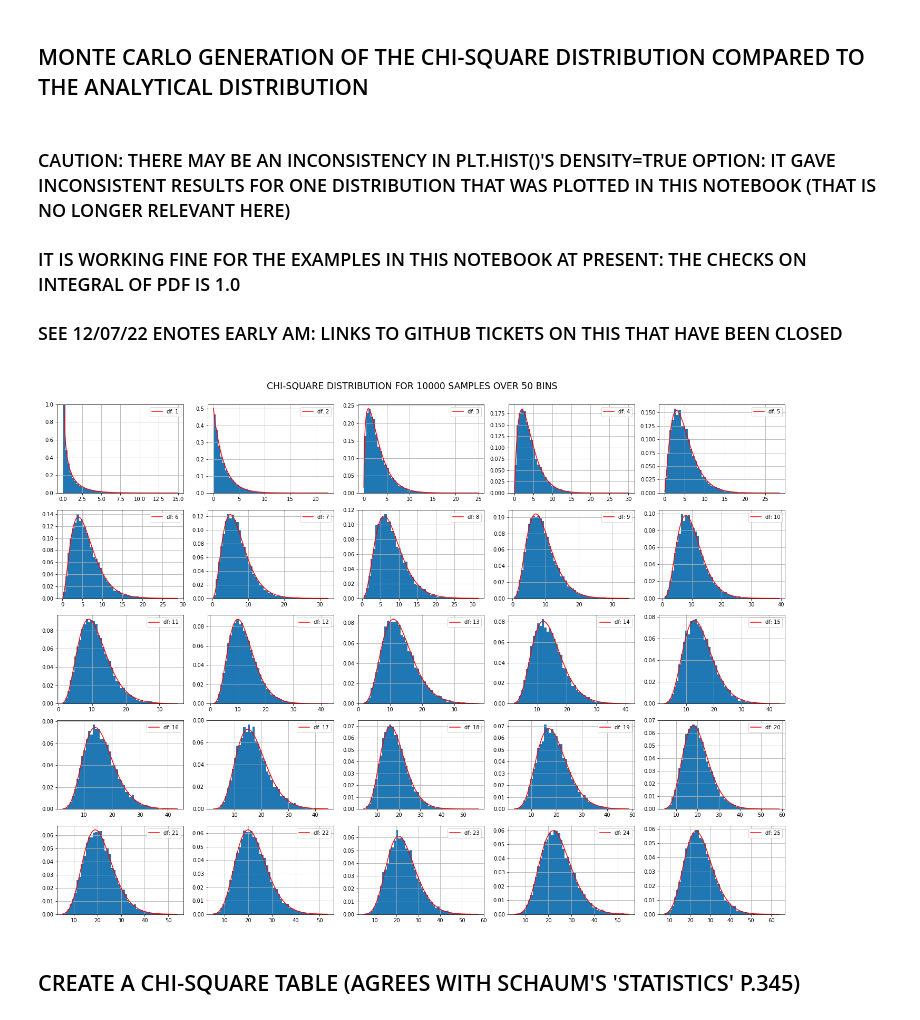
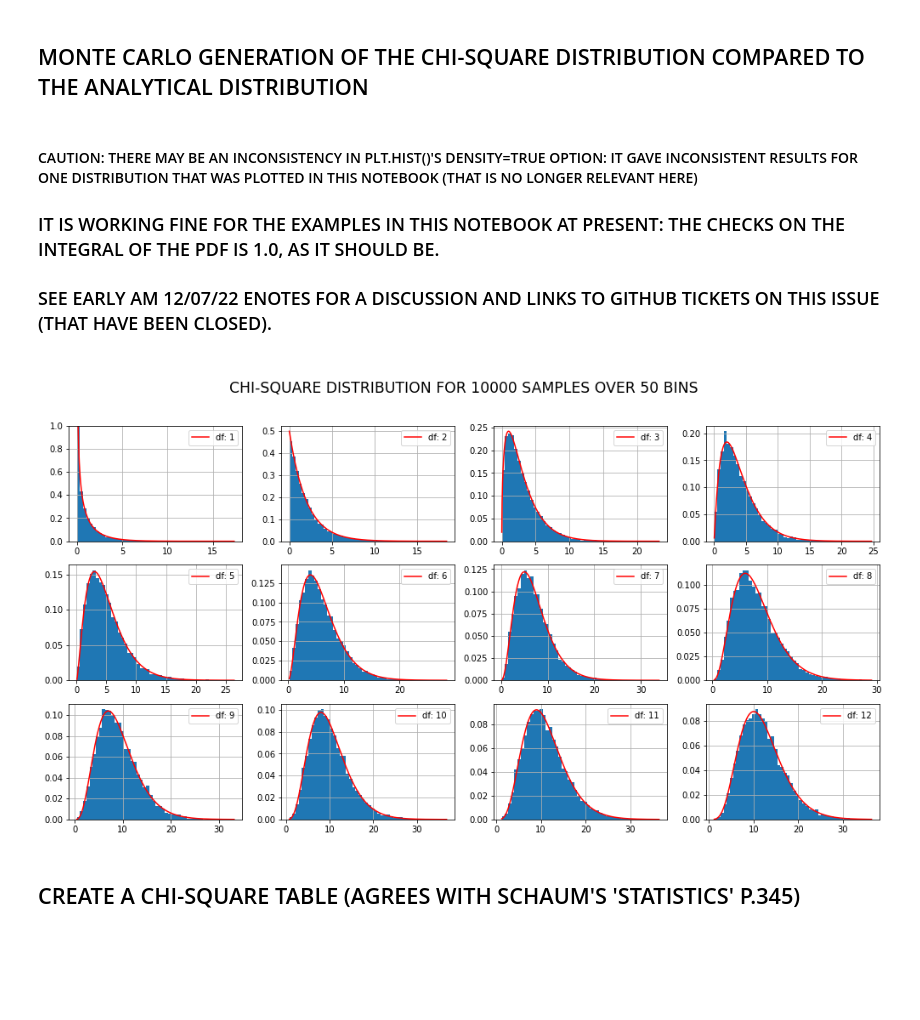
Before and after one commit to wesmith/Bioinformatics-with-Python-Cookbook-third-edition, a Jupyter notebook: WS_notebooks/chi_square.ipynb, the cells around one changed output. Saved outputs shown, nothing was run; the diff lists cells and outputs as text; code cells hidden in the pictures; blank space fills up the shorter version.

```diff
--- a/WS_notebooks/chi_square.ipynb
+++ b/WS_notebooks/chi_square.ipynb
@@ -23,38 +18,12 @@ plt.show()
 # %% [markdown]
 ## MONTE CARLO GENERATION OF THE CHI-SQUARE DISTRIBUTION COMPARED TO THE ANALYTICAL DISTRIBUTION
 # %% [markdown]
-### CAUTION: THERE MAY BE AN INCONSISTENCY IN PLT.HIST()'S DENSITY=TRUE OPTION: IT GAVE INCONSISTENT RESULTS FOR ONE DISTRIBUTION THAT WAS PLOTTED IN THIS NOTEBOOK (THAT IS NO LONGER RELEVANT HERE)
-### IT IS WORKING FINE FOR THE EXAMPLES IN THIS NOTEBOOK AT PRESENT: THE CHECKS ON INTEGRAL OF PDF IS 1.0
-### SEE 12/07/22 ENOTES EARLY AM: LINKS TO GITHUB TICKETS ON THIS THAT HAVE BEEN CLOSED
+#### CAUTION: THERE MAY BE AN INCONSISTENCY IN PLT.HIST()'S DENSITY=TRUE OPTION: IT GAVE INCONSISTENT RESULTS FOR ONE DISTRIBUTION THAT WAS PLOTTED IN THIS NOTEBOOK (THAT IS NO LONGER RELEVANT HERE)
+### IT IS WORKING FINE FOR THE EXAMPLES IN THIS NOTEBOOK AT PRESENT: THE CHECKS ON THE INTEGRAL OF THE PDF IS 1.0, AS IT SHOULD BE.
+### SEE EARLY AM 12/07/22 ENOTES FOR A DISCUSSION AND LINKS TO GITHUB TICKETS ON THIS ISSUE (THAT HAVE BEEN CLOSED).
-# %%
-num = 10000
-bins = 50
-nw = 20 # figure width
-nh = 15 # figure height
-nr = 5  # number of rows    in plot
-nc = 5  # number of columns in plot
-rows = list(range(nr))
-cols = list(range(nc))
-vals = [(r, c) for r in rows for c in cols]
-nn   = np.array(range(len(rows)*len(cols))) + 1
-fig, ax = plt.subplots(len(rows), len(cols), figsize=(nw, nh))
-for (r,c), n in zip(vals, nn):
-    out = []
-    for j in range(num):
-        dd = np.random.normal(loc=0, scale=1.0, size=n)
-        out.append(np.sum(dd*dd)) # form sum of squares of n normal RVs
-    out = np.array(out)
-    ax[r, c].hist(out, bins=bins, density=True)
-    x = np.linspace(out.min(), out.max(), 1000)
-    ax[r, c].plot(x, chi2.pdf(x, n), 'r', label='df: {}'.format(n))
-    if n == 1: ax[r, c].set_ylim(0.0, 1.0)
-    ax[r, c].legend()
-    ax[r, c].grid()
-fig.suptitle('\nCHI-SQUARE DISTRIBUTION FOR {} SAMPLES OVER {} BINS\n'.format(num, bins),
-            fontsize='xx-large')
-plt.tight_layout()
-plt.show()
-# %% [output]
-[figure, removed]
+# %%
+ws.plot_monte_carlo_chi_square(nr=3, nc=4, fx=14, fy=8)
+# %% [output]
+[figure, added]
 # %% [markdown]
 ## CREATE A CHI-SQUARE TABLE (AGREES WITH SCHAUM'S 'STATISTICS' P.345)
```
Also changed, not shown: parts of 15 cells of this notebook.
